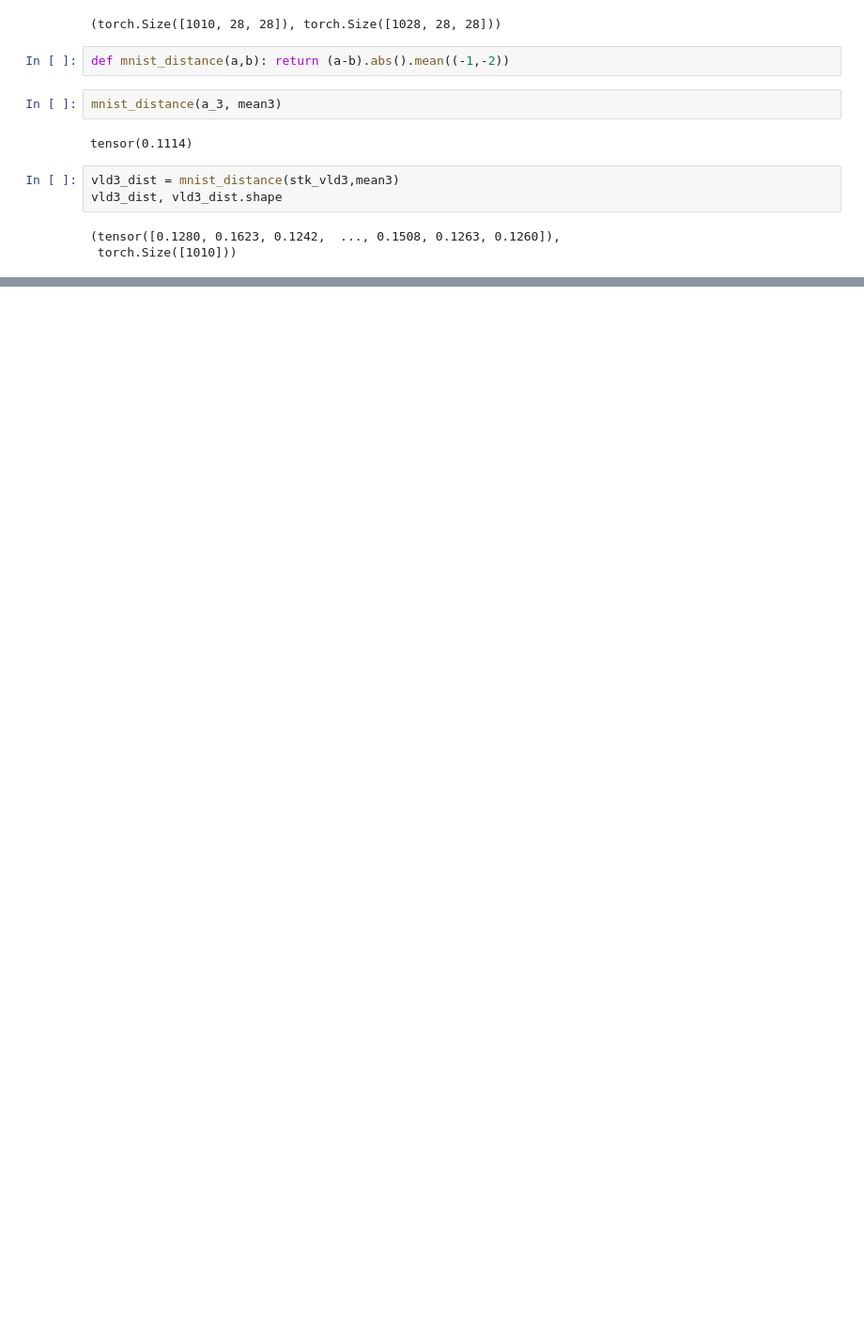
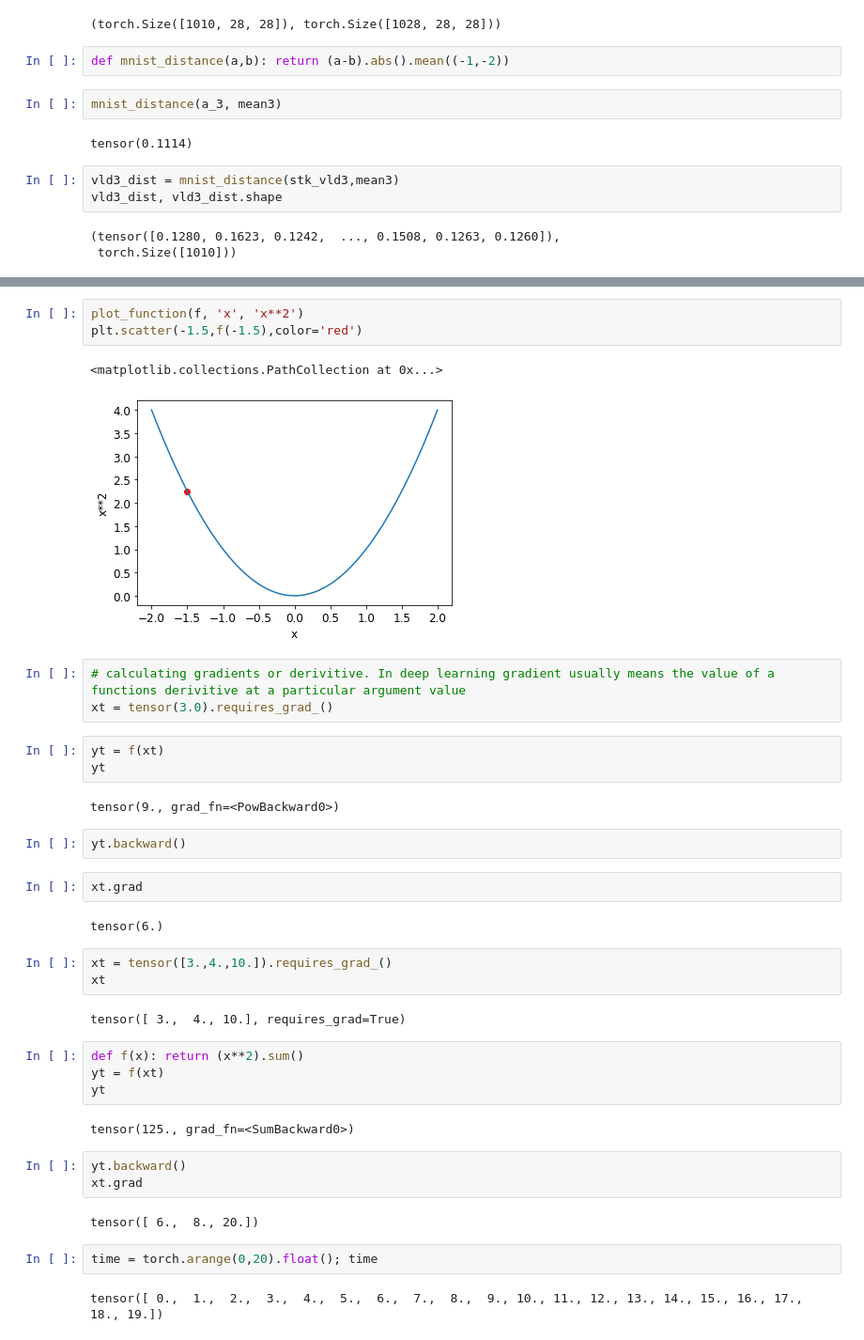
Before and after one commit to jonworkman88/fastbook, a Jupyter notebook: clean/Jon_files/04_DL_basics.ipynb, the cells around one changed output, grey strips where cells are left out. Shown: that part at 94% size. Drawn from its saved outputs; the diff is of its cells as text; blank space fills up the shorter version.

```diff
--- a/clean/Jon_files/04_DL_basics.ipynb
+++ b/clean/Jon_files/04_DL_basics.ipynb
@@ -217,0 +243,40 @@ vld3_dist, vld3_dist.shape
+# %%
+plot_function(f, 'x', 'x**2')
+plt.scatter(-1.5,f(-1.5),color='red')
+# %% [output]
+<matplotlib.collections.PathCollection at 0x...>
+[figure, added]
+# %%
+# calculating gradients or derivitive. In deep learning gradient usually means the value of a functions derivitive at a particular argument value
+xt = tensor(3.0).requires_grad_()
+# %%
+yt = f(xt)
+yt
+# %% [output]
+tensor(9., grad_fn=<PowBackward0>)
+# %%
+yt.backward()
+# %%
+xt.grad
+# %% [output]
+tensor(6.)
+# %%
+xt = tensor([3.,4.,10.]).requires_grad_()
+xt
+# %% [output]
+tensor([ 3.,  4., 10.], requires_grad=True)
+# %%
+def f(x): return (x**2).sum()
+yt = f(xt)
+yt
+# %% [output]
+tensor(125., grad_fn=<SumBackward0>)
+# %%
+yt.backward()
+xt.grad
+# %% [output]
+tensor([ 6.,  8., 20.])
+# %%
+time = torch.arange(0,20).float(); time
+# %% [output]
+tensor([ 0.,  1.,  2.,  3.,  4.,  5.,  6.,  7.,  8.,  9., 10., 11., 12., 13., 14., 15., 16., 17., 18., 19.])
```
Also changed, not shown: parts of 20 cells of this notebook, 1 other file.
